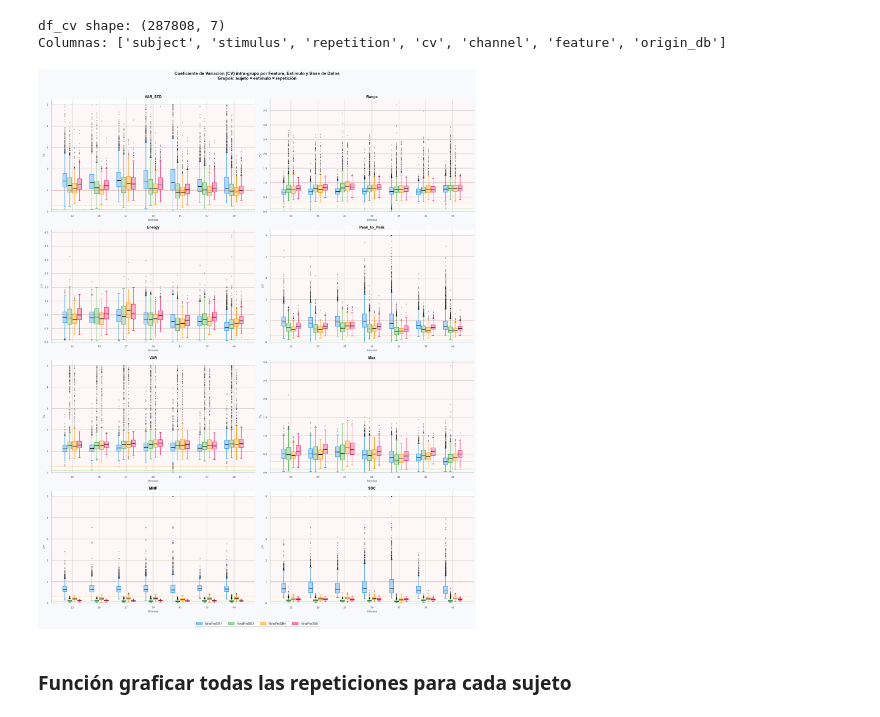
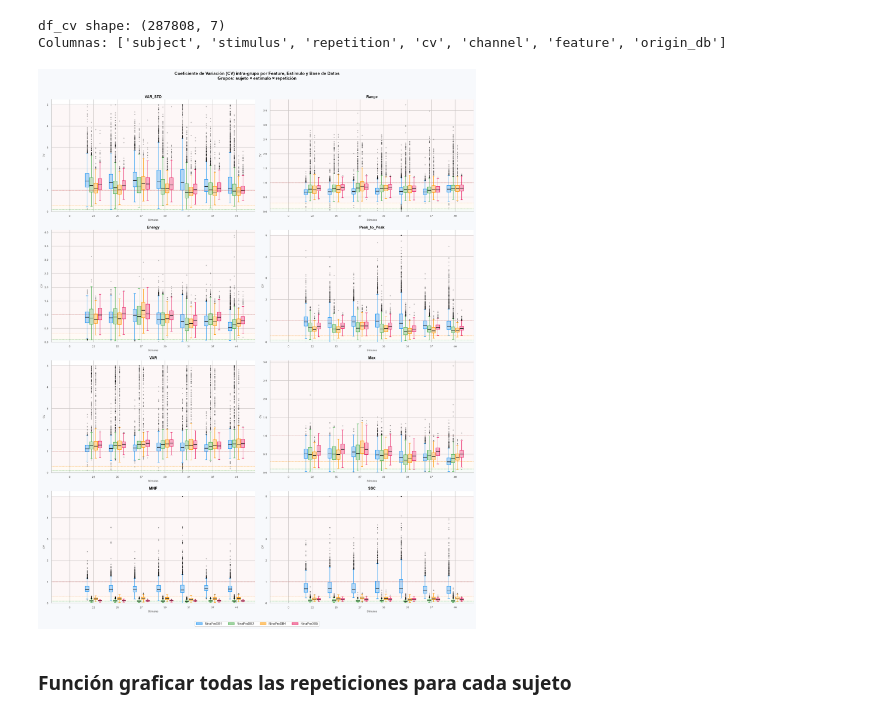
Before and after one commit to mariabda2/sEMG-ArmBand, a Jupyter notebook: notebooks/03_intact_database_analysis.ipynb, the cells around one changed output. Saved outputs shown, nothing was run; the diff lists cells and outputs as text; code cells hidden in the pictures.

```diff
--- a/notebooks/03_intact_database_analysis.ipynb
+++ b/notebooks/03_intact_database_analysis.ipynb
@@ -225,7 +225,7 @@ NinaProDB5       10        40           6         29
 from openpyxl.styles import PatternFill, Font
 from openpyxl.utils import get_column_letter
 
-writer = pd.ExcelWriter('../resultados_xls/CV_analysis.xlsx', engine='openpyxl')
+writer = pd.ExcelWriter('../resultados/CV_analysis.xlsx', engine='openpyxl')
 
 # ── Acumulador global de df_cv ────────────────────────────────────────────────
 all_cv = []
@@ -302,7 +302,8 @@ df_cv shape: (287808, 7)
 Columnas: ['subject', 'stimulus', 'repetition', 'cv', 'channel', 'feature', 'origin_db']
 # %%
 databases = sorted(df_intact['origin_db'].unique())
-stimuli   = sorted([s for s in df_intact['stimulus'].unique() if s != 0])
+#stimuli   = sorted([s for s in df_intact['stimulus'].unique() if s != 0])
+stimuli = sorted(df_intact['stimulus'].unique())
 n_db      = len(databases)
 
 DB_COLORS = ['#2196F3', '#4CAF50', '#FF9800', '#E91E63']
@@ -366,34 +367,34 @@ for ax_i, feature in enumerate(features):
                  color='#111111', pad=4)
     ax.set_ylabel('CV', fontsize=8, color='#555555')
     ax.set_xlabel('Stimulus', fontsize=8, color='#555555')
     ax.set_ylim(bottom=0)
 
     ax.axhspan(0,    0.10, alpha=0.04, color='#4CAF50')
     ax.axhspan(0.10, 0.30, alpha=0.04, color='#FF9800')
     ax.axhspan(0.30, 5.00, alpha=0.04, color='#E53935')
 
 # ── Leyenda ───
 db_patches = [mpatches.Patch(facecolor=db_color_map[db] + '88',
                               edgecolor=db_color_map[db],
                               label=db)
               for db in databases]
 
 fig.legend(handles=db_patches,
            loc='lower center', bbox_to_anchor=(0.5, -0.02),
            ncol=n_db + 3, fontsize=9, frameon=True,
            framealpha=0.95, edgecolor='#CCCCCC')
 
 fig.suptitle(
     'Coeficiente de Variación (CV) intra-grupo por Feature, Estímulo y Base de Datos\n'
     'Grupos: sujeto × estímulo × repetición',
     fontsize=13, fontweight='bold', color='#111111', y=1.01
 )
 
 plt.tight_layout()
 plt.savefig('../figures/CV_analysis_boxplot.pdf', bbox_inches='tight', dpi=150)
 plt.show()
 # %% [output]
-[figure, old version]
+[figure, new version]
 # %% [markdown]
 ### Función graficar todas las repeticiones para cada sujeto
 # %%
```
Also changed, not shown: parts of 10 cells of this notebook, 3 other files.
